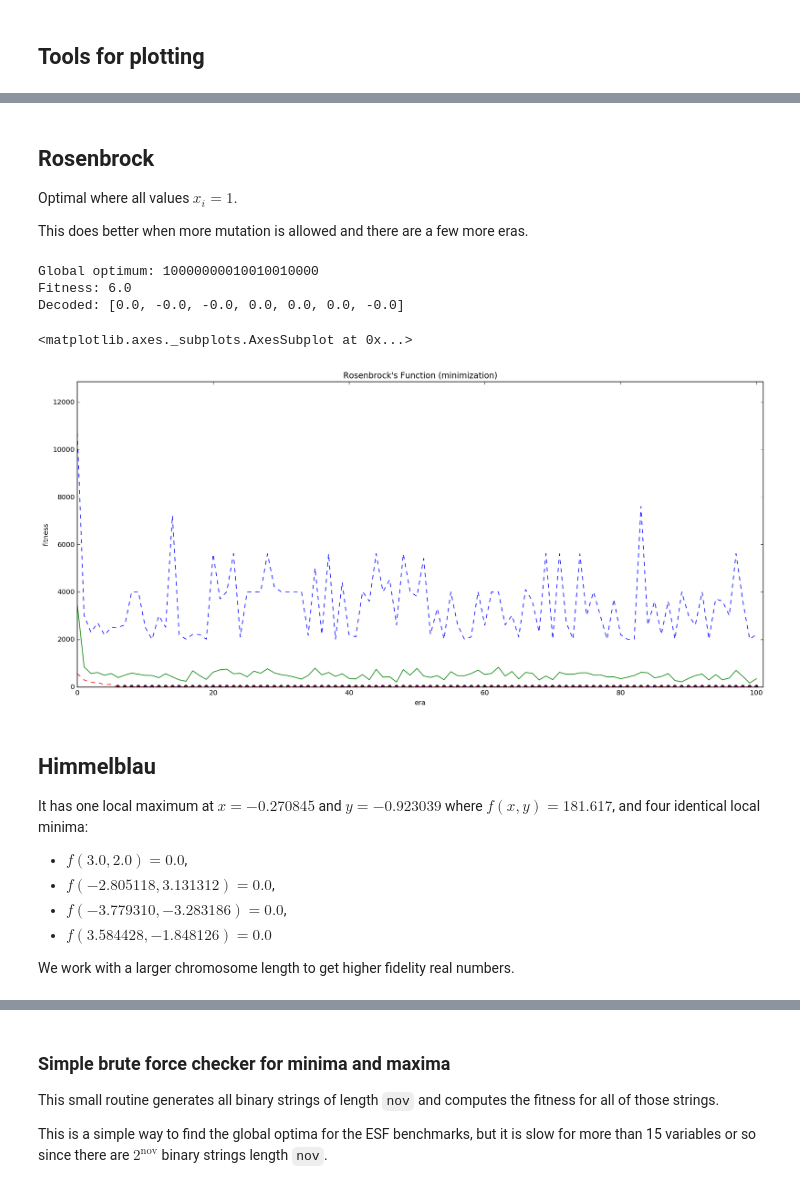
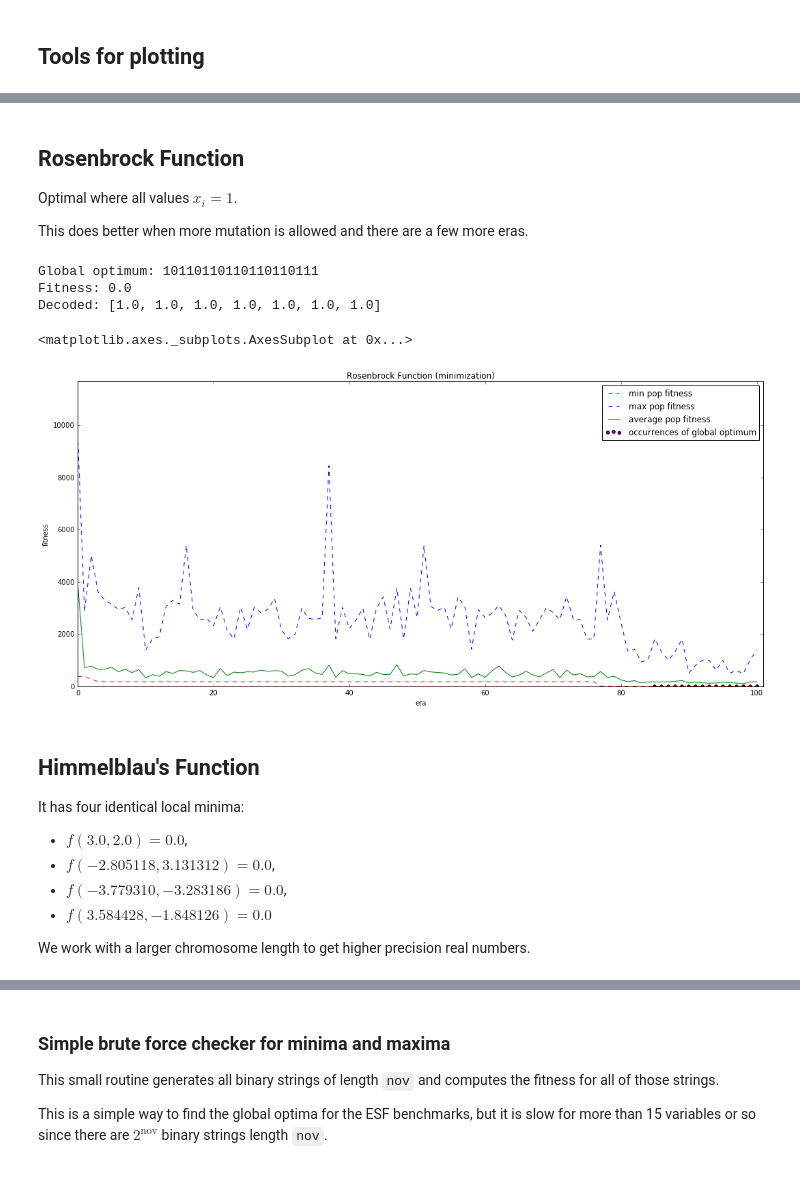
Before and after one commit to glifchits/simple-genetic-algorithm, a Jupyter notebook: SGA.ipynb, the cells around one changed output, grey strips where cells are left out. Drawn from its saved outputs; the diff is of its cells as text; code cells hidden in the pictures.

```diff
--- a/SGA.ipynb
+++ b/SGA.ipynb
@@ -266,7 +274,8 @@ def split_string_into_chunks(string, n):
     Helper function.
     :param string: [str]
     :param n: [int > 0] chunk size
-    :returns: List[str] the entire string split into sequential chunks of the given size (plus remainder)
+    :returns: List[str] the entire string split into sequential chunks of the
+        given size (plus the remainder)
 
     example:
 
@@ -278,30 +287,32 @@ def split_string_into_chunks(string, n):
     """
     return [string[i:i+n] for i in range(0, len(string), n)]
 
-
 def dejong_decoder(coding):
     n = 4
     bits_list = split_string_into_chunks(coding, n)
     # take first bit as the sign, and the remaining bits as integers
-    signs_nums = [(-1 if bits[0] == '0' else 1, int(bits[1:], 2)) for bits in bits_list]
-    # use modulo to ensure that the numbers fall within the require interval: -5.12 ≤ x ≤ 5.12
+    signs_nums = [(-1 if bits[0] == '0' else 1, int(bits[1:], 2))
+                  for bits in bits_list]
+    # use modulo to ensure that the numbers fall within the require interval:
+    #   -5.12 ≤ x ≤ 5.12
     xlist = [sign * (num % 5.12) for sign, num in signs_nums]
     return xlist
-
 
 def rosenbrock_decoder(coding):
     n = 3
     bits_list = split_string_into_chunks(coding, n)
     # take first bit as the sign, and the remaining bits as integers
-    signs_nums = [(-1 if bits[0] == '0' else 1, int(bits[1:], 2)) for bits in bits_list]
-    # use modulo to ensure that the numbers fall within the require interval: -2.048 ≤ x ≤ 2.048
+    signs_nums = [(-1 if bits[0] == '0' else 1, int(bits[1:], 2))
+                  for bits in bits_list]
+    # use modulo to ensure that the numbers fall within the require interval:
+    #   -2.048 ≤ x ≤ 2.048
     x = [sign * (num % 2.048) for sign, num in signs_nums]
     return x
 
-
 def num_in_interval(lo, hi, mult, steps):
     """
-    Helper function that takes simple parameters to yield a floating-point number in a given interval.
+    Helper function that takes simple parameters to deterministically
+    yield a floating-point number in a given interval.
 
     ex. mult = 6, steps = 10
 
@@ -317,11 +328,10 @@ def num_in_interval(lo, hi, mult, steps):
     :param hi: [number] high bound of interval
     :param mult: [number ≤ divisor]
     :param steps: [int] the number of steps in the interval
-    :returns: [float] a number between `lo` and `hi`, `mult/steps`% of the distance from `lo`
+    :returns: [float] a number between `lo` and `hi`
     """
     step_size = (hi - lo)/steps
     return lo + mult*step_size
-
 
 def himmelblau_decoder(coding):
     mid = int(len(coding)/2)
@@ -335,13 +345,13 @@ def himmelblau_decoder(coding):
     y = num_in_interval(-4, 4, ymult, 2**len(biny))
     return x, y
 
-
 def esf_decoder(coding):
     return [-1 if char == '0' else 1 for char in coding]
 # %% [markdown]
 ## Tools for plotting
 # %%
-def plot_ga(obj_fun, decoder, ax=None, ga_opts=None, min_or_max=MIN, title="Genetic Algorithm Evolution"):
+def plot_ga(obj_fun, decoder, ax=None, ga_opts=None, min_or_max=MIN,
+            title="Genetic Algorithm Evolution", legend=True):
     if ga_opts is None:
         ga_opts = {}
 
@@ -371,7 +381,8 @@ def plot_ga(obj_fun, decoder, ax=None, ga_opts=None, min_or_max=MIN, title="Gene
     mins = [min(f) for f in fitnesses]
     maxs = [max(f) for f in fitnesses]
     avgs = [sum(f)/len(f) for f in fitnesses]
-    optima = [(it, fittest_fitness) for it, pop in enumerate(populations) if fittest_fitness in map(fitness, pop)]
+    optima = [(it, fittest_fitness) for it, pop in enumerate(populations)
+              if fittest_fitness in map(fitness, pop)]
     x_optima, y_optima = zip(*optima) # unzip pairs into two sequences
 
     if ax is None: # if no plotting axes are provided
@@ -379,8 +390,17 @@ def plot_ga(obj_fun, decoder, ax=None, ga_opts=None, min_or_max=MIN, title="Gene
         fig, ax = plt.subplots(1)
 
     # do the plotting
-    line_mins, line_maxs, line_avgs = ax.plot(x_axis, mins, 'r--', maxs, 'b--', avgs, 'g-')
+    l_mins, l_maxs, l_avgs = ax.plot(x_axis, mins, 'r--', maxs, 'b--', avgs, 'g-')
     scatter_ceil = ax.scatter(x_optima, y_optima, c='purple')
+
+    # create a legend
+    if legend:
+        plt.legend(
+            (l_mins, l_maxs, l_avgs, scatter_ceil),
+            ("min pop fitness", "max pop fitness", "average pop fitness",
+             "occurrences of global optimum"),
+            loc="upper right",
+        )
 
     # set parameters for the axes
     ax.set_xlim(0, len(populations))
@@ -444,5 +469,5 @@ Decoded: [-0.0, 0.0, 0.0, 0.0, 0.0]
 # %% [markdown]
-## Rosenbrock
+## Rosenbrock Function
 
 Optimal where all values $x_i = 1$.
 
@@ -450,31 +475,32 @@ This does better when more mutation is allowed and there are a few more eras.
 # %%
 decoder = rosenbrock_decoder
 obj_fun = rosenbrock_OF
 
 ga_options = dict(
     num_eras=100, population_size=40, chromosome_length=20,
     crossover_probability=0.35, mutation_probability=0.04
 )
 
-plot_ga(obj_fun, decoder, min_or_max=MIN, ga_opts=ga_options, title="Rosenbrock's Function (minimization)")
+plot_ga(obj_fun, decoder, min_or_max=MIN, ga_opts=ga_options,
+        title="Rosenbrock Function (minimization)")
 # %% [output]
-Global optimum: 10000000010010010000
-Fitness: 6.0
-Decoded: [0.0, -0.0, -0.0, 0.0, 0.0, 0.0, -0.0]
+Global optimum: 10110110110110110111
+Fitness: 0.0
+Decoded: [1.0, 1.0, 1.0, 1.0, 1.0, 1.0, 1.0]
 <matplotlib.axes._subplots.AxesSubplot at 0x...>
-[figure, old version]
+[figure, new version]
 # %% [markdown]
-## Himmelblau
+## Himmelblau's Function
 
 
-It has one local maximum at $x = -0.270845$ and $y = -0.923039$ where $f(x,y) = 181.617$, and four identical local minima:
+It has four identical local minima:
 
 * $f(3.0, 2.0) = 0.0$,
 * $f(-2.805118, 3.131312) = 0.0$,
 * $f(-3.779310, -3.283186) = 0.0$,
 * $f(3.584428, -1.848126) = 0.0$
 
-We work with a larger chromosome length to get higher fidelity real numbers.
+We work with a larger chromosome length to get higher precision real numbers.
 # %%
 decoder = himmelblau_decoder
 obj_fun = himmelblau_OF
```
Also changed, not shown: parts of 37 cells of this notebook.
